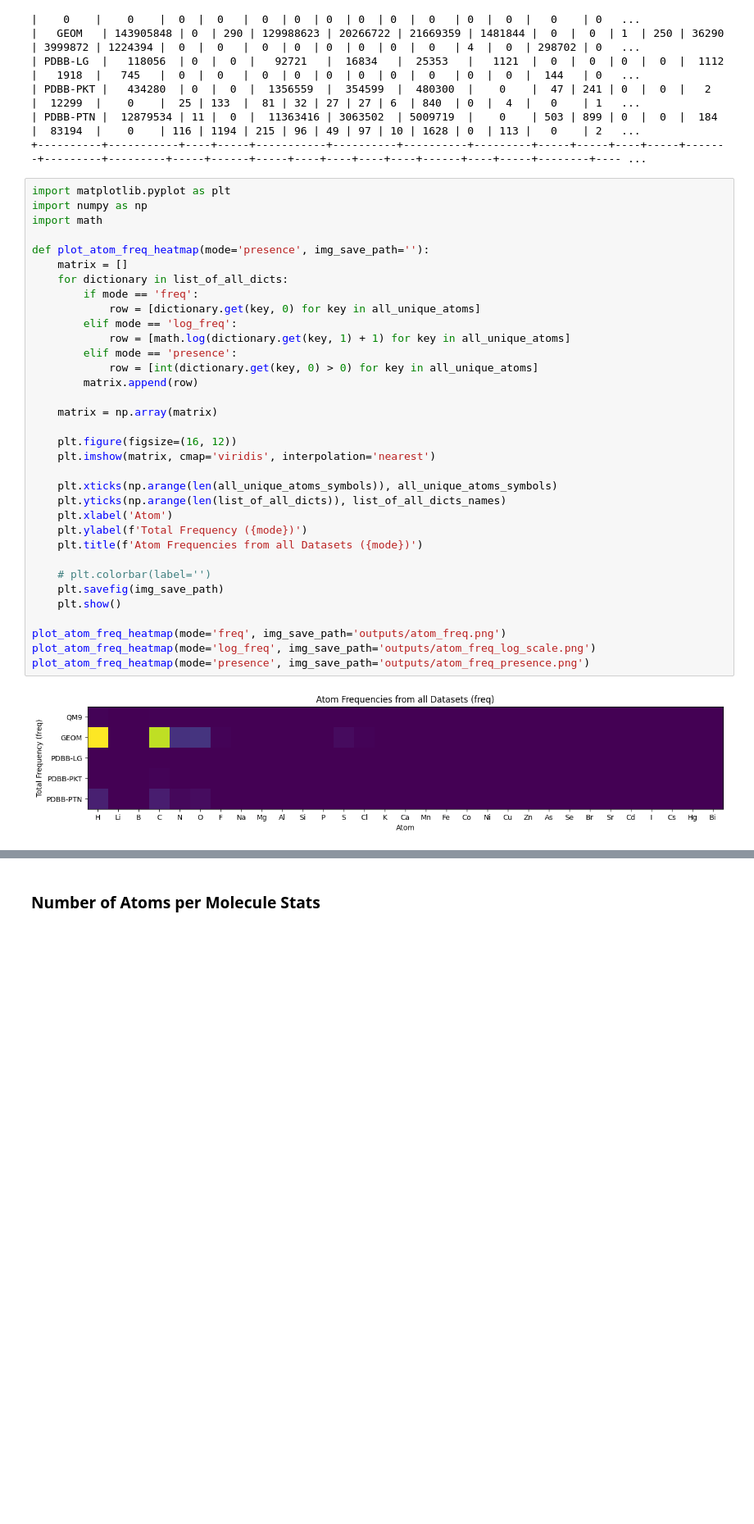
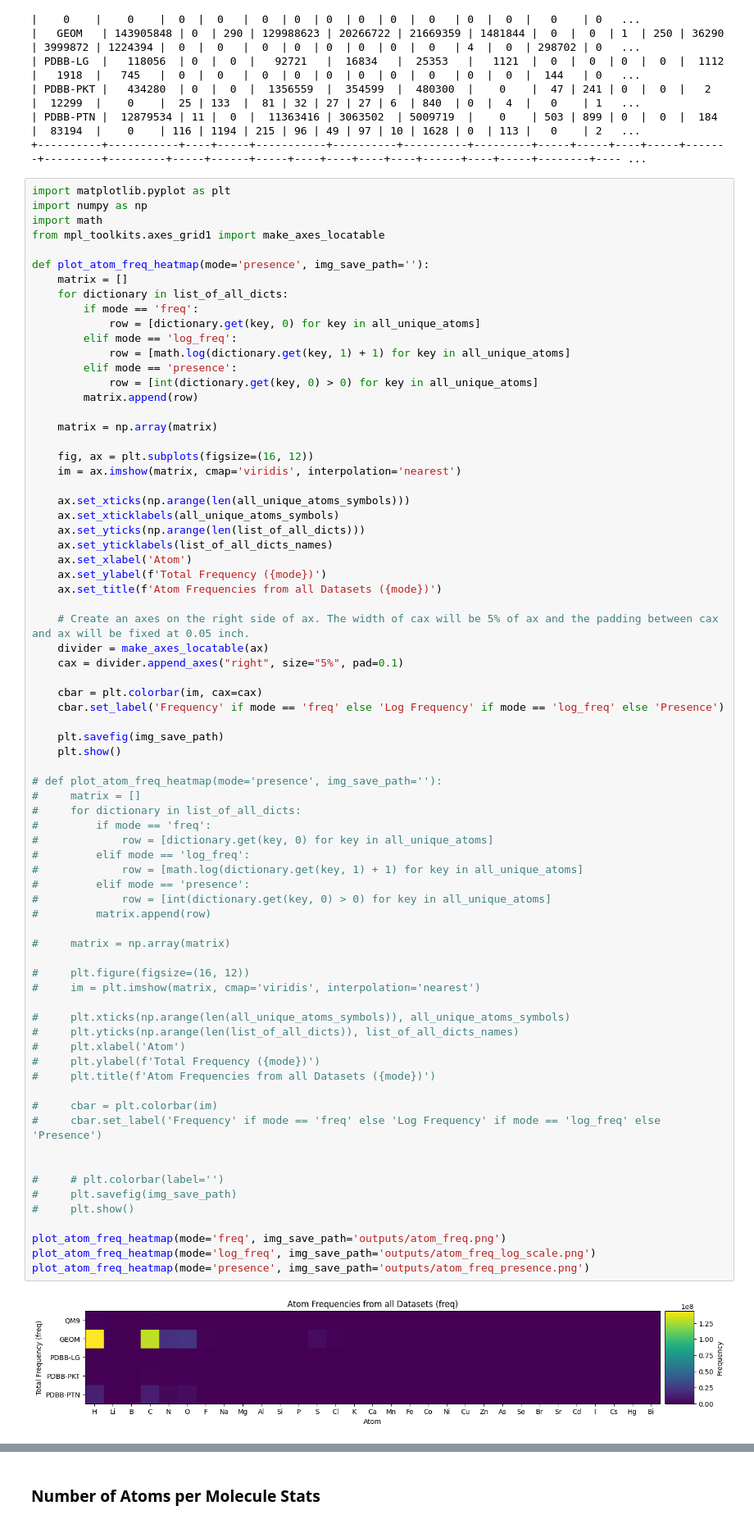
Before and after one commit to gohyixian/GeoLDM-edit, a Jupyter notebook: data_EDA/eda.ipynb, the cells around one changed output, grey strips where cells are left out. Shown at 82% size. Cells and saved outputs as stored; diff of their text form; blank space fills up the shorter version.

```diff
--- a/data_EDA/eda.ipynb
+++ b/data_EDA/eda.ipynb
@@ -100,36 +100,75 @@ with open('outputs/atom_freq.txt', 'w') as f:
 # %%
 import matplotlib.pyplot as plt
 import numpy as np
 import math
+from mpl_toolkits.axes_grid1 import make_axes_locatable
 
 def plot_atom_freq_heatmap(mode='presence', img_save_path=''):
     matrix = []
     for dictionary in list_of_all_dicts:
         if mode == 'freq':
             row = [dictionary.get(key, 0) for key in all_unique_atoms]
         elif mode == 'log_freq':
             row = [math.log(dictionary.get(key, 1) + 1) for key in all_unique_atoms]
         elif mode == 'presence':
             row = [int(dictionary.get(key, 0) > 0) for key in all_unique_atoms]
         matrix.append(row)
 
     matrix = np.array(matrix)
 
-    plt.figure(figsize=(16, 12))
-    plt.imshow(matrix, cmap='viridis', interpolation='nearest')
+    fig, ax = plt.subplots(figsize=(16, 12))
+    im = ax.imshow(matrix, cmap='viridis', interpolation='nearest')
 
-    plt.xticks(np.arange(len(all_unique_atoms_symbols)), all_unique_atoms_symbols)
-    plt.yticks(np.arange(len(list_of_all_dicts)), list_of_all_dicts_names)
-    plt.xlabel('Atom')
-    plt.ylabel(f'Total Frequency ({mode})')
-    plt.title(f'Atom Frequencies from all Datasets ({mode})')
+    ax.set_xticks(np.arange(len(all_unique_atoms_symbols)))
+    ax.set_xticklabels(all_unique_atoms_symbols)
+    ax.set_yticks(np.arange(len(list_of_all_dicts)))
+    ax.set_yticklabels(list_of_all_dicts_names)
+    ax.set_xlabel('Atom')
+    ax.set_ylabel(f'Total Frequency ({mode})')
+    ax.set_title(f'Atom Frequencies from all Datasets ({mode})')
 
-    # plt.colorbar(label='')
+    # Create an axes on the right side of ax. The width of cax will be 5% of ax and the padding between cax and ax will be fixed at 0.05 inch.
+    divider = make_axes_locatable(ax)
+    cax = divider.append_axes("right", size="5%", pad=0.1)
+
+    cbar = plt.colorbar(im, cax=cax)
+    cbar.set_label('Frequency' if mode == 'freq' else 'Log Frequency' if mode == 'log_freq' else 'Presence')
+
     plt.savefig(img_save_path)
     plt.show()
+
+# def plot_atom_freq_heatmap(mode='presence', img_save_path=''):
+#     matrix = []
+#     for dictionary in list_of_all_dicts:
+#         if mode == 'freq':
+#             row = [dictionary.get(key, 0) for key in all_unique_atoms]
+#         elif mode == 'log_freq':
+#             row = [math.log(dictionary.get(key, 1) + 1) for key in all_unique_atoms]
+#         elif mode == 'presence':
+#             row = [int(dictionary.get(key, 0) > 0) for key in all_unique_atoms]
+#         matrix.append(row)
+
+#     matrix = np.array(matrix)
+
+#     plt.figure(figsize=(16, 12))
+#     im = plt.imshow(matrix, cmap='viridis', interpolation='nearest')
+
+#     plt.xticks(np.arange(len(all_unique_atoms_symbols)), all_unique_atoms_symbols)
+#     plt.yticks(np.arange(len(list_of_all_dicts)), list_of_all_dicts_names)
+#     plt.xlabel('Atom')
+#     plt.ylabel(f'Total Frequency ({mode})')
+#     plt.title(f'Atom Frequencies from all Datasets ({mode})')
+
+#     cbar = plt.colorbar(im)
+#     cbar.set_label('Frequency' if mode == 'freq' else 'Log Frequency' if mode == 'log_freq' else 'Presence')
+
+
+#     # plt.colorbar(label='')
+#     plt.savefig(img_save_path)
+#     plt.show()
 
 plot_atom_freq_heatmap(mode='freq', img_save_path='outputs/atom_freq.png')
 plot_atom_freq_heatmap(mode='log_freq', img_save_path='outputs/atom_freq_log_scale.png')
 plot_atom_freq_heatmap(mode='presence', img_save_path='outputs/atom_freq_presence.png')
 # %% [output]
-[figure, old version]
+[figure, new version]
```
Also changed, not shown: parts of 4 cells of this notebook, 19 other files.
